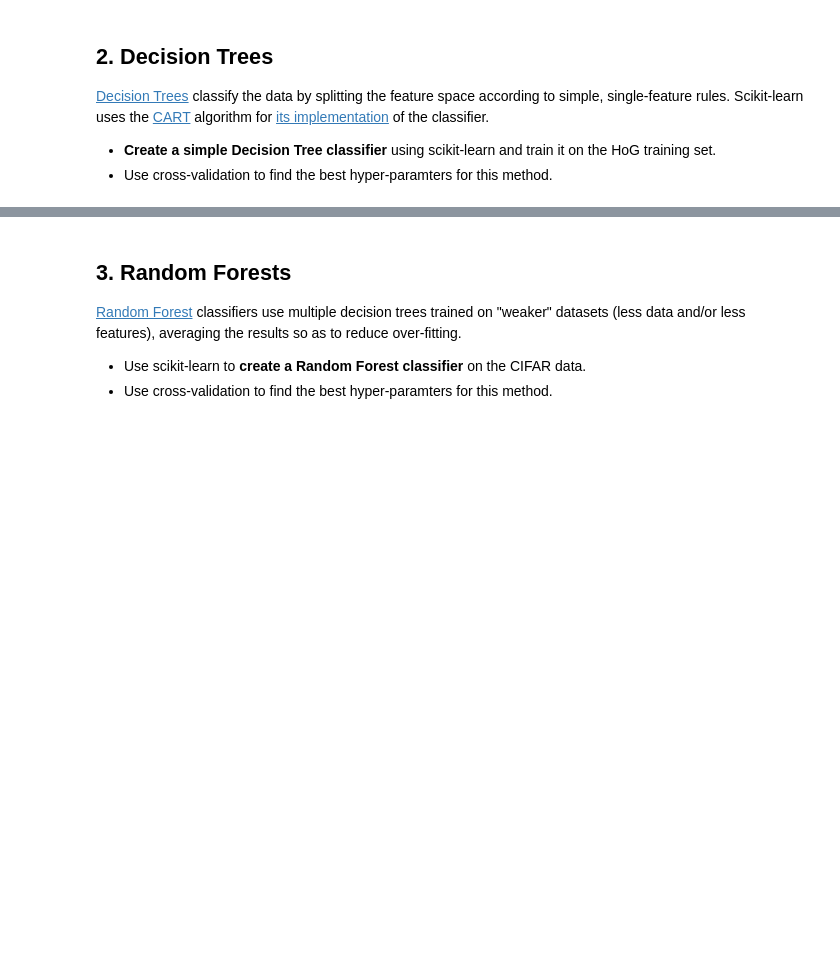
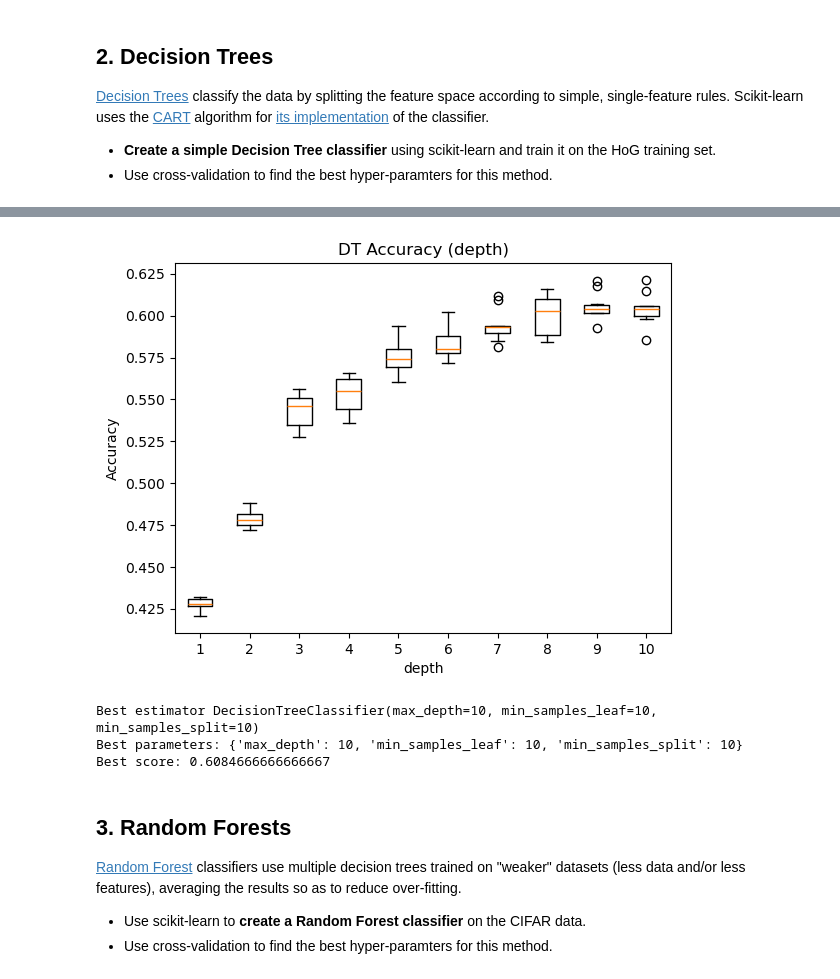
Before and after one commit to Raspberree/info-h-501, a Jupyter notebook: docs/LABS/ML1_Nearest_Neighbours_and_Decision_Trees.ipynb, the cells around one changed output, grey strips where cells are left out. Saved outputs shown, nothing was run; the diff lists cells and outputs as text; code cells hidden in the pictures; blank space fills up the shorter version.

```diff
--- a/docs/LABS/ML1_Nearest_Neighbours_and_Decision_Trees.ipynb
+++ b/docs/LABS/ML1_Nearest_Neighbours_and_Decision_Trees.ipynb
@@ -311,11 +309,3 @@ Best score: 0.7752666666666668
 
 * **Create a simple Decision Tree classifier** using scikit-learn and train it on the HoG training set.
 * Use cross-validation to find the best hyper-paramters for this method.
-# %%
-from sklearn import tree
-# --- Your code here --- #
-X, y = dataset.train["hog"], dataset.train["labels"]
-clf = tree.DecisionTreeClassifier(max_depth=5)
-clf = clf.fit(X, y)
-
-# tree.plot_tree(clf)
@@ -373,0 +312,19 @@ Test set accuracy: 0.6066666666666667
+# %%
+from sklearn import tree
+# --- Your code here --- #
+
+# Using cross-Validation to find the best hyper parameters
+from sklearn.model_selection import cross_val_score
+import numpy as np
+
+all_splits_depth = []
+dps = [1,2,3,4,5,6,7,8,9,10]
+# Hyperparameters
+for dp in dps:
+    clf = tree.DecisionTreeClassifier(max_depth=dp)
+    cv_splits = cross_val_score(estimator=clf, X=X_train, y=y_train, cv=10)
+    print(f"depth = {dp} : accuracy = {np.mean(cv_splits):.04f} +/- {np.std(cv_splits):.04f}")
+    all_splits_depth.append(cv_splits)
+
+# clf = clf.fit(X, y)
+# tree.plot_tree(clf)
@@ -374,3 +342,40 @@ Test set accuracy: 0.6066666666666667
+# %%
+import matplotlib.pyplot as plt
+plt.figure()
+plt.boxplot(all_splits_depth, positions=dps)
+
+plt.title("DT Accuracy (depth)")
+plt.xlabel("depth")
+plt.ylabel("Accuracy")
+plt.show()
+# %% [output]
+[figure, added]
+# %%
+# Grid search
+from sklearn import tree
+from sklearn.model_selection import GridSearchCV
+
+param_grid_dt = {
+    'max_depth': [5,6,7,8,9,10,20],
+    'min_samples_split': [2, 5, 10],
+    'min_samples_leaf' : [1,2,5,10],
+}
+
+grid_search_dt = GridSearchCV(estimator=tree.DecisionTreeClassifier(), param_grid=param_grid_dt, cv=10, n_jobs=-1)
+
+# perform the gridsearch cv
+grid_search_dt.fit(X_train, y_train)
+
+# best model
+# best_dt = grid_search_dt.best_estimator_
+
+print("Best estimator", grid_search_dt.best_estimator_)
+print("Best parameters:", grid_search_dt.best_params_)
+print("Best score:", grid_search_dt.best_score_)
+# %% [output]
+Best estimator DecisionTreeClassifier(max_depth=10, min_samples_leaf=10, min_samples_split=10)
+Best parameters: {'max_depth': 10, 'min_samples_leaf': 10, 'min_samples_split': 10}
+Best score: 0.6084666666666667
 # %% [markdown]
 ## 3. Random Forests
 
```
Also changed, not shown: parts of 7 cells of this notebook, 1 other file.
